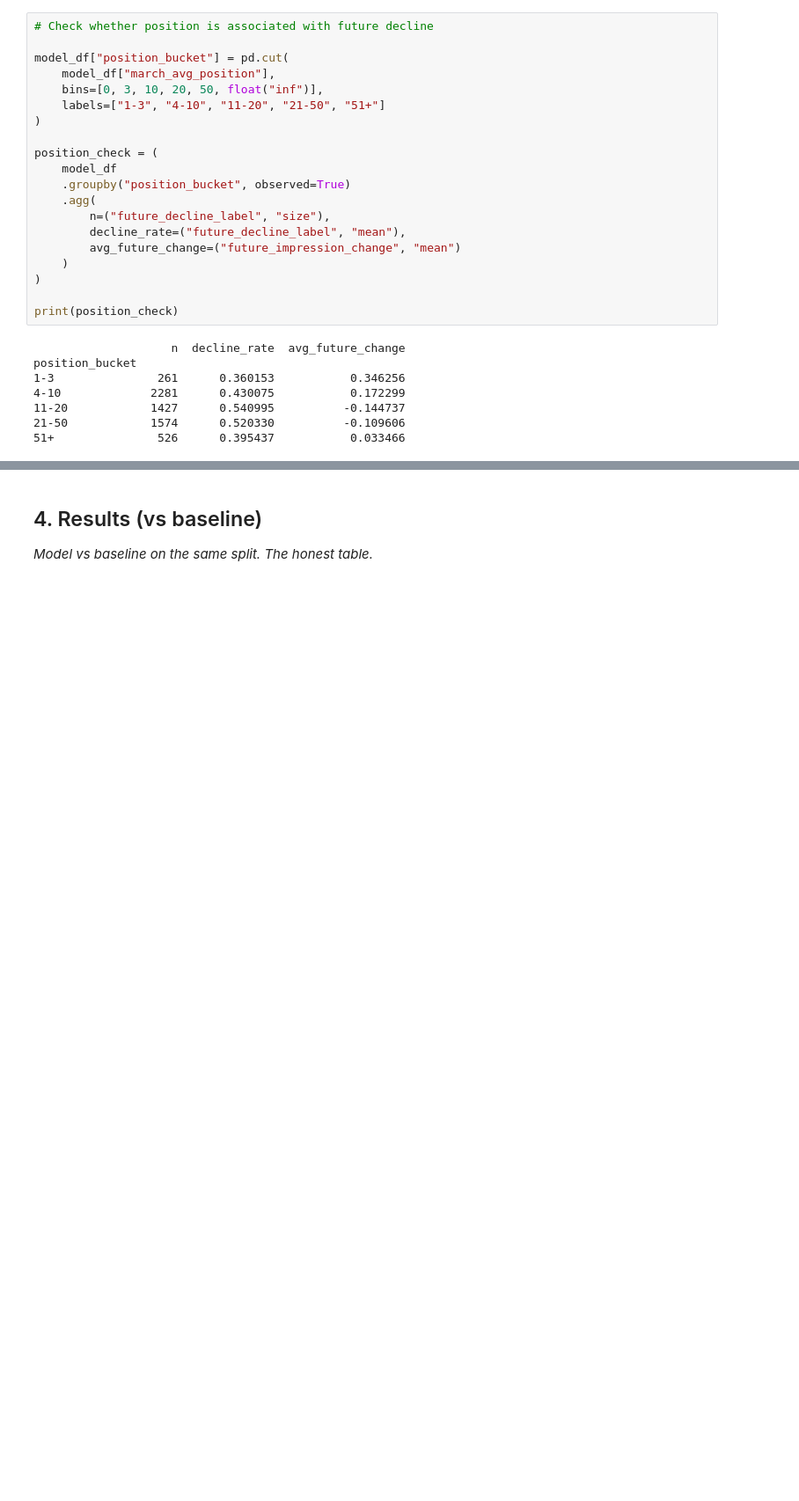
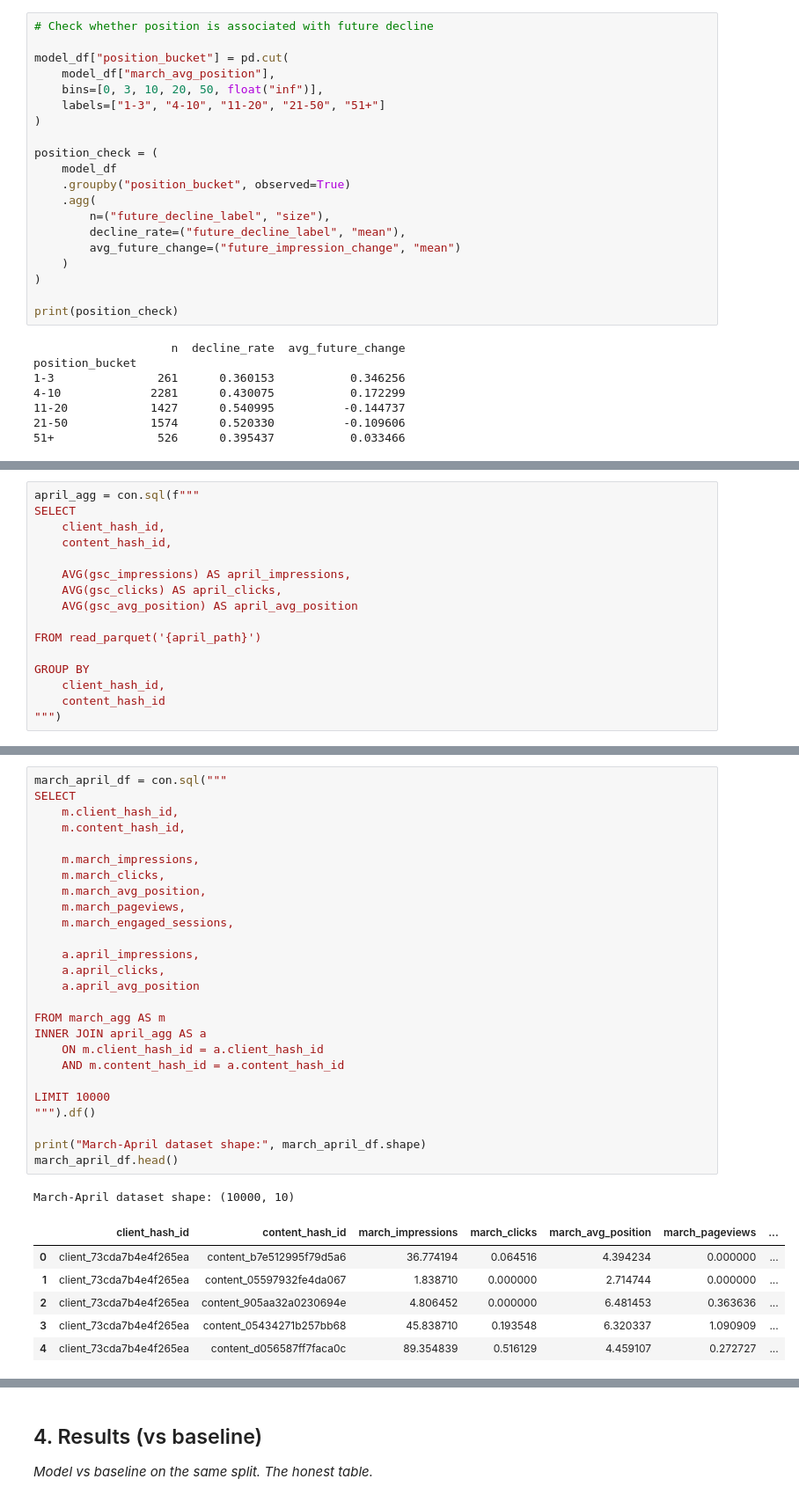
Before and after one commit to Aleeza-Maryam/Aleeza-ML-Internship-WEEK1, a Jupyter notebook: work/notebooks/capstone.ipynb, the cells around one changed output, grey strips where cells are left out. Shown at 88% size. Drawn from its saved outputs; the diff is of its cells as text; blank space fills up the shorter version.

```diff
--- a/work/notebooks/capstone.ipynb
+++ b/work/notebooks/capstone.ipynb
@@ -526,0 +627,16 @@ position_bucket
+# %%
+april_agg = con.sql(f"""
+SELECT
+    client_hash_id,
+    content_hash_id,
+
+    AVG(gsc_impressions) AS april_impressions,
+    AVG(gsc_clicks) AS april_clicks,
+    AVG(gsc_avg_position) AS april_avg_position
+
+FROM read_parquet('{april_path}')
+
+GROUP BY
+    client_hash_id,
+    content_hash_id
+""")
@@ -526,0 +709,34 @@ position_bucket
+# %%
+march_april_df = con.sql("""
+SELECT
+    m.client_hash_id,
+    m.content_hash_id,
+
+    m.march_impressions,
+    m.march_clicks,
+    m.march_avg_position,
+    m.march_pageviews,
+    m.march_engaged_sessions,
+
+    a.april_impressions,
+    a.april_clicks,
+    a.april_avg_position
+
+FROM march_agg AS m
+INNER JOIN april_agg AS a
+    ON m.client_hash_id = a.client_hash_id
+    AND m.content_hash_id = a.content_hash_id
+
+LIMIT 10000
+""").df()
+
+print("March-April dataset shape:", march_april_df.shape)
+march_april_df.head()
+# %% [output]
+March-April dataset shape: (10000, 10)
+|  | client_hash_id | content_hash_id | march_impressions | march_clicks | march_avg_position | march_pageviews | ... |
+| 0 | client_73cda7b4e4f265ea | content_b7e512995f79d5a6 | 36.774194 | 0.064516 | 4.394234 | 0.000000 | ... |
+| 1 | client_73cda7b4e4f265ea | content_05597932fe4da067 | 1.838710 | 0.000000 | 2.714744 | 0.000000 | ... |
+| 2 | client_73cda7b4e4f265ea | content_905aa32a0230694e | 4.806452 | 0.000000 | 6.481453 | 0.363636 | ... |
+| 3 | client_73cda7b4e4f265ea | content_05434271b257bb68 | 45.838710 | 0.193548 | 6.320337 | 1.090909 | ... |
+| 4 | client_73cda7b4e4f265ea | content_d056587ff7faca0c | 89.354839 | 0.516129 | 4.459107 | 0.272727 | ... |
```
Also changed, not shown: parts of 19 cells of this notebook.
